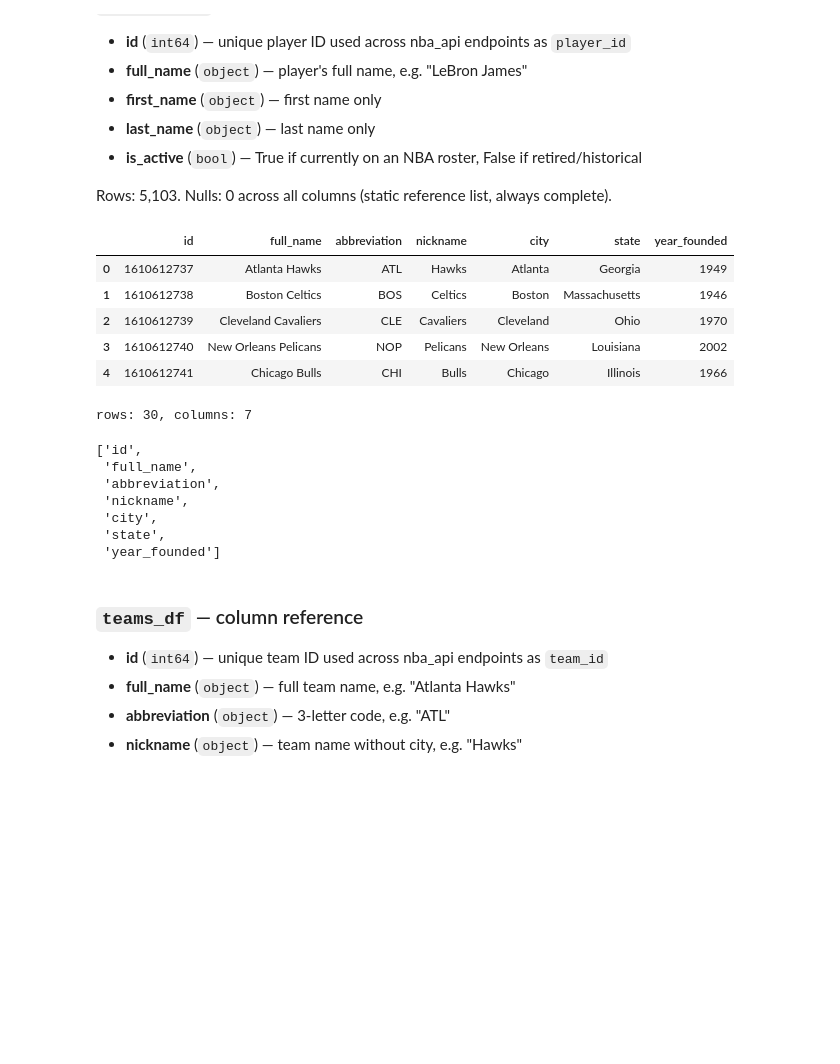
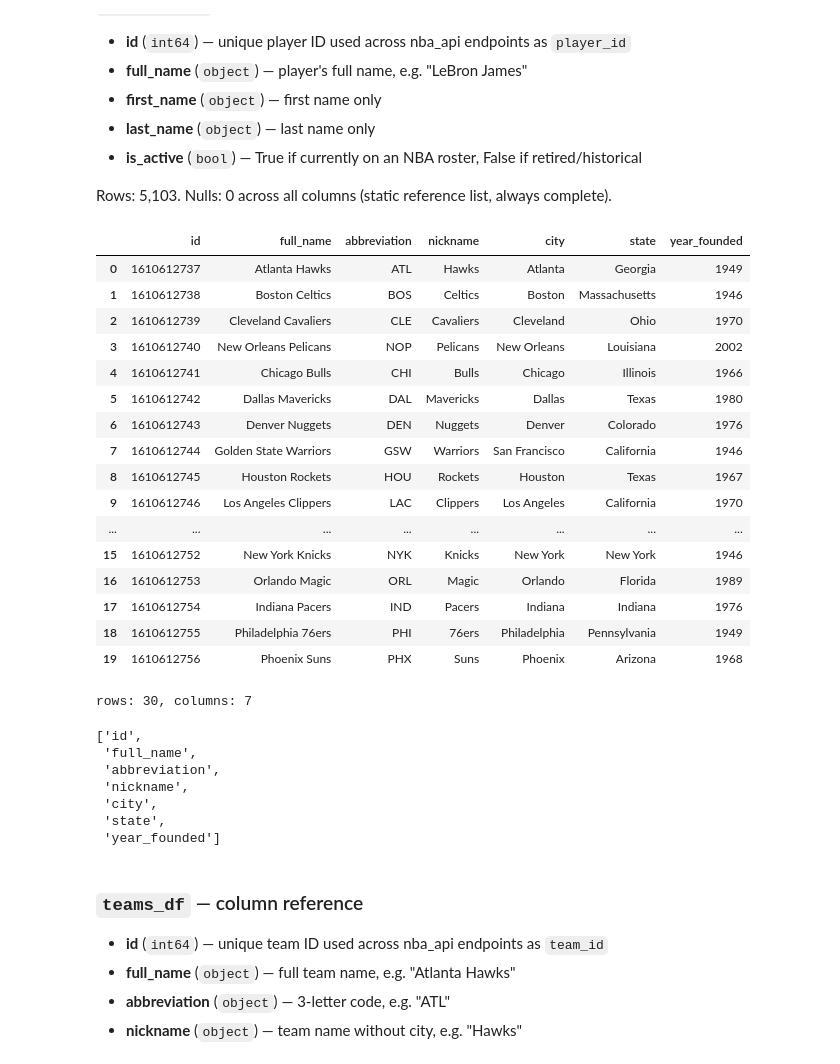
Before and after one commit to DanielBubalo/nba-clutch-reputation-data, a Jupyter notebook: nba_data_collecting.ipynb, the cells around one changed output. Drawn from its saved outputs; the diff is of its cells as text; code cells hidden in the pictures; blank space fills up the shorter version.

```diff
--- a/nba_data_collecting.ipynb
+++ b/nba_data_collecting.ipynb
@@ -30,17 +34,28 @@ Rows: 5,103. Nulls: 0 across all columns (static reference list, always complete
 # %%
 #Fetching all teams and creating a DataFrame - Static Data
 
 teams_df = pd.DataFrame(teams.get_teams())
-display(teams_df.head())
+display(teams_df.head(20))
 print(f"rows: {teams_df.shape[0]}, columns: {teams_df.shape[1]}")
 teams_df.columns.tolist()
 # %% [output]
 |  | id | full_name | abbreviation | nickname | city | state | year_founded |
 | 0 | 1610612737 | Atlanta Hawks | ATL | Hawks | Atlanta | Georgia | 1949 |
 | 1 | 1610612738 | Boston Celtics | BOS | Celtics | Boston | Massachusetts | 1946 |
 | 2 | 1610612739 | Cleveland Cavaliers | CLE | Cavaliers | Cleveland | Ohio | 1970 |
 | 3 | 1610612740 | New Orleans Pelicans | NOP | Pelicans | New Orleans | Louisiana | 2002 |
 | 4 | 1610612741 | Chicago Bulls | CHI | Bulls | Chicago | Illinois | 1966 |
+| 5 | 1610612742 | Dallas Mavericks | DAL | Mavericks | Dallas | Texas | 1980 |
+| 6 | 1610612743 | Denver Nuggets | DEN | Nuggets | Denver | Colorado | 1976 |
+| 7 | 1610612744 | Golden State Warriors | GSW | Warriors | San Francisco | California | 1946 |
+| 8 | 1610612745 | Houston Rockets | HOU | Rockets | Houston | Texas | 1967 |
+| 9 | 1610612746 | Los Angeles Clippers | LAC | Clippers | Los Angeles | California | 1970 |
+| ... | ... | ... | ... | ... | ... | ... | ... |
+| 15 | 1610612752 | New York Knicks | NYK | Knicks | New York | New York | 1946 |
+| 16 | 1610612753 | Orlando Magic | ORL | Magic | Orlando | Florida | 1989 |
+| 17 | 1610612754 | Indiana Pacers | IND | Pacers | Indiana | Indiana | 1976 |
+| 18 | 1610612755 | Philadelphia 76ers | PHI | 76ers | Philadelphia | Pennsylvania | 1949 |
+| 19 | 1610612756 | Phoenix Suns | PHX | Suns | Phoenix | Arizona | 1968 |
 rows: 30, columns: 7
 ['id',
  'full_name',
```
Also changed, not shown: parts of 7 cells of this notebook.
